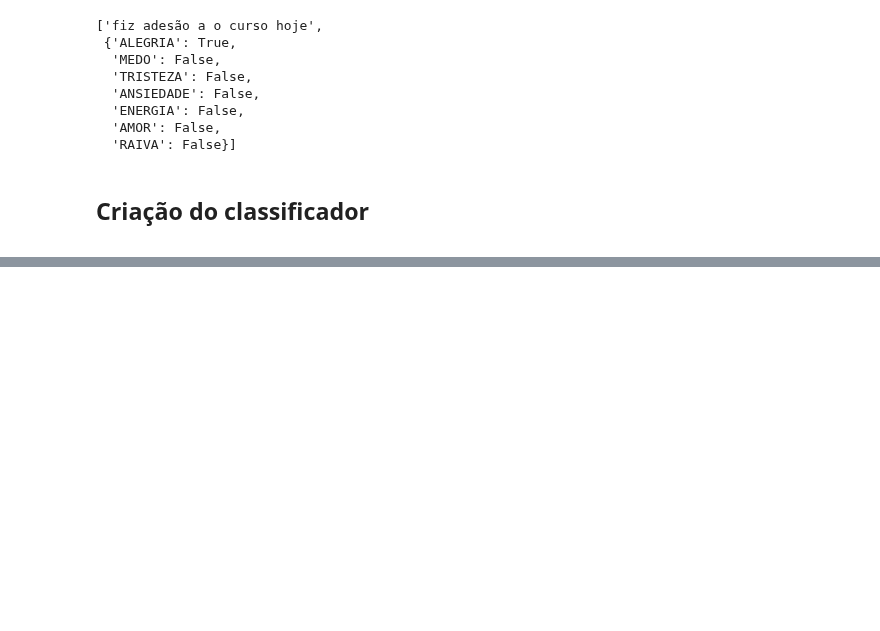
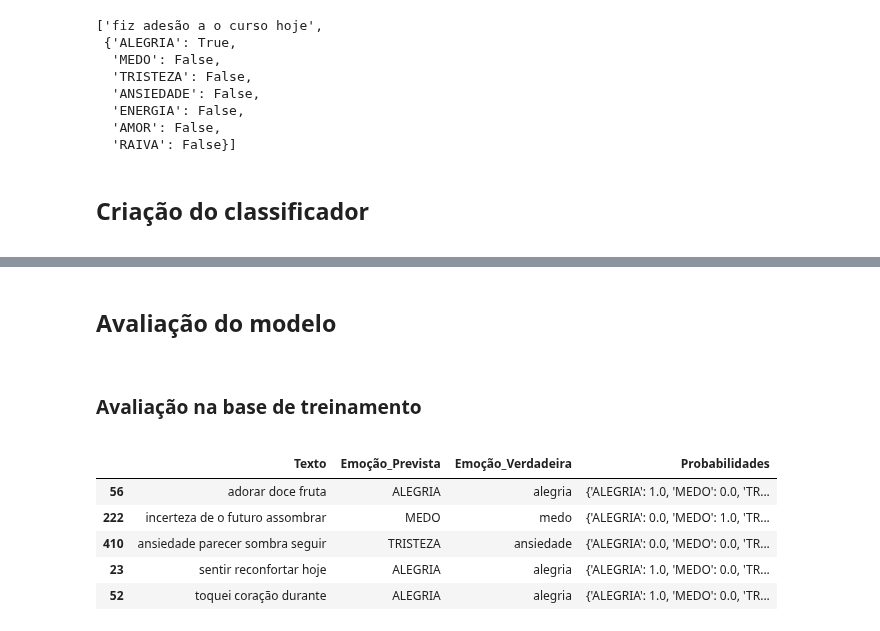
Before and after one commit to SisouDev/iaAlg, a Jupyter notebook: PLN/pln.ipynb, the cells around one changed output, grey strips where cells are left out. Drawn from its saved outputs; the diff is of its cells as text; code cells hidden in the pictures; blank space fills up the shorter version.

```diff
--- a/PLN/pln.ipynb
+++ b/PLN/pln.ipynb
@@ -610,0 +646,8 @@ array([1.68485232, 0.01262188, 0.01147488, 0.01037676, 0.01042251,
+# %%
+previsao = modelo_carregado(texto_positivo)
+resultados = previsao.cats
+resultados_ordenados = sorted(resultados.items(), key=lambda x: x[1], reverse=True)
+
+print("Resultado da Previsão:")
+for categoria, probabilidade in resultados_ordenados:
+    print(f"{categoria}: {probabilidade:.2f}")
@@ -610,0 +681,42 @@ array([1.68485232, 0.01262188, 0.01147488, 0.01037676, 0.01042251,
+# %% [markdown]
+<span style="font-family: 'Trebuchet MS', sans-serif;">
+
+## Avaliação do modelo
+</span>
+# %% [markdown]
+<span style="font-family: 'Trebuchet MS', sans-serif;">
+
+### Avaliação na base de treinamento
+</span>
+# %%
+resultados_formatados = []
+
+for index, row in base_dados.iterrows():
+    # Realizar a previsão para o texto atual
+    previsaobd = modelo_carregado(row['texto'])
+
+    # Arredondar as probabilidades para duas casas decimais
+    probabilidades_formatadas = {emoção: round(
+        probabilidade, 2) for emoção, probabilidade in previsaobd.cats.items()}
+
+    # Armazenar os resultados formatados em um dicionário
+    resultado_atual = {
+        'Texto': row['texto'],
+        'Emoção_Prevista': max(previsaobd.cats, key=previsaobd.cats.get),
+        'Emoção_Verdadeira': row['emocao'],
+        'Probabilidades': probabilidades_formatadas
+
+    }
+
+    # Adicionar o resultado atual à lista de resultados formatados
+    resultados_formatados.append(resultado_atual)
+df_resultados = pd.DataFrame(resultados_formatados)
+# %%
+df_resultados.sample(5)
+# %% [output]
+|  | Texto | Emoção_Prevista | Emoção_Verdadeira | Probabilidades |
+| 56 | adorar doce fruta | ALEGRIA | alegria | {'ALEGRIA': 1.0, 'MEDO': 0.0, 'TR... |
+| 222 | incerteza de o futuro assombrar | MEDO | medo | {'ALEGRIA': 0.0, 'MEDO': 1.0, 'TR... |
+| 410 | ansiedade parecer sombra seguir | TRISTEZA | ansiedade | {'ALEGRIA': 0.0, 'MEDO': 0.0, 'TR... |
+| 23 | sentir reconfortar hoje | ALEGRIA | alegria | {'ALEGRIA': 1.0, 'MEDO': 0.0, 'TR... |
+| 52 | toquei coração durante | ALEGRIA | alegria | {'ALEGRIA': 1.0, 'MEDO': 0.0, 'TR... |
```
Also changed, not shown: parts of 17 cells of this notebook, 11 other files.
